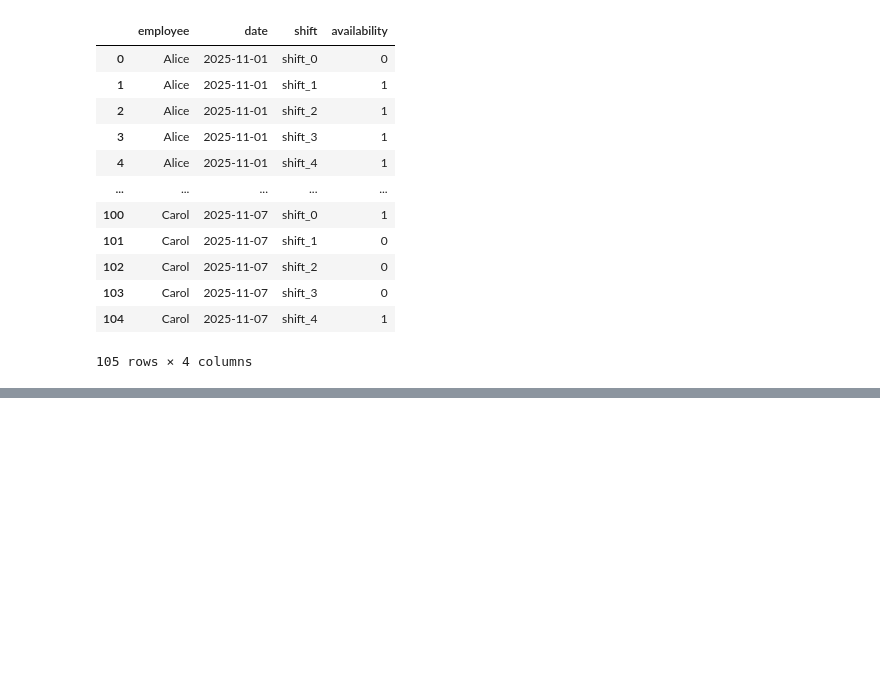
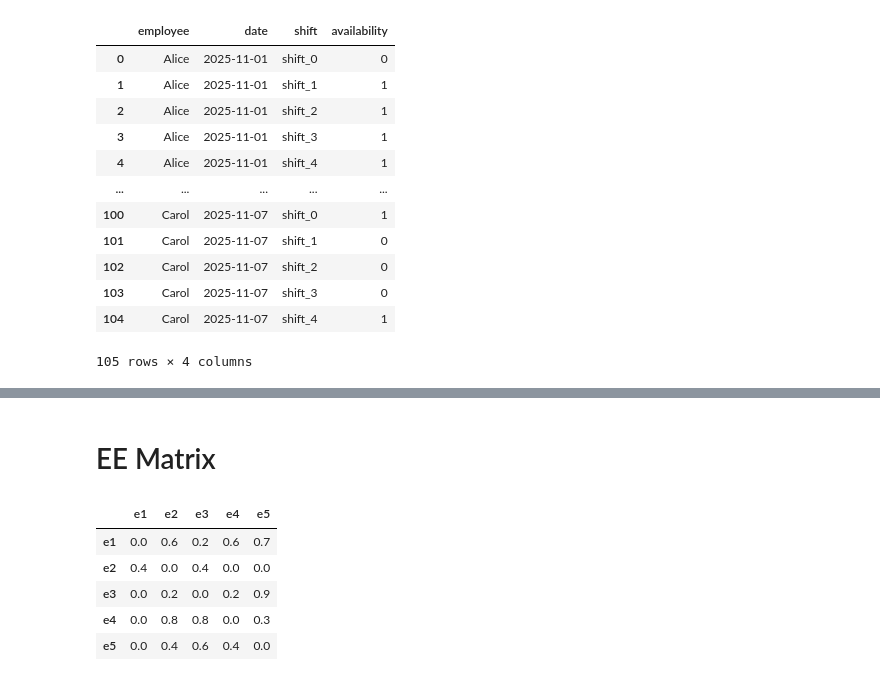
Before and after one commit to PotatoPotato12345678/LLM_optimization, a Jupyter notebook: optimizer/mats/mat.ipynb, the cells around one changed output, grey strips where cells are left out. Saved outputs shown, nothing was run; the diff lists cells and outputs as text; code cells hidden in the pictures; blank space fills up the shorter version.

```diff
--- a/optimizer/mats/mat.ipynb
+++ b/optimizer/mats/mat.ipynb
@@ -311,0 +334,13 @@ df_flat_av2
+# %% [markdown]
+# EE Matrix
+# %%
+df_ee = pd.read_json("ee_mat.json")
+# %%
+df_ee
+# %% [output]
+|  | e1 | e2 | e3 | e4 | e5 |
+| e1 | 0.0 | 0.6 | 0.2 | 0.6 | 0.7 |
+| e2 | 0.4 | 0.0 | 0.4 | 0.0 | 0.0 |
+| e3 | 0.0 | 0.2 | 0.0 | 0.2 | 0.9 |
+| e4 | 0.0 | 0.8 | 0.8 | 0.0 | 0.3 |
+| e5 | 0.0 | 0.4 | 0.6 | 0.4 | 0.0 |
```
Also changed, not shown: parts of 3 cells of this notebook, 2 other files.
